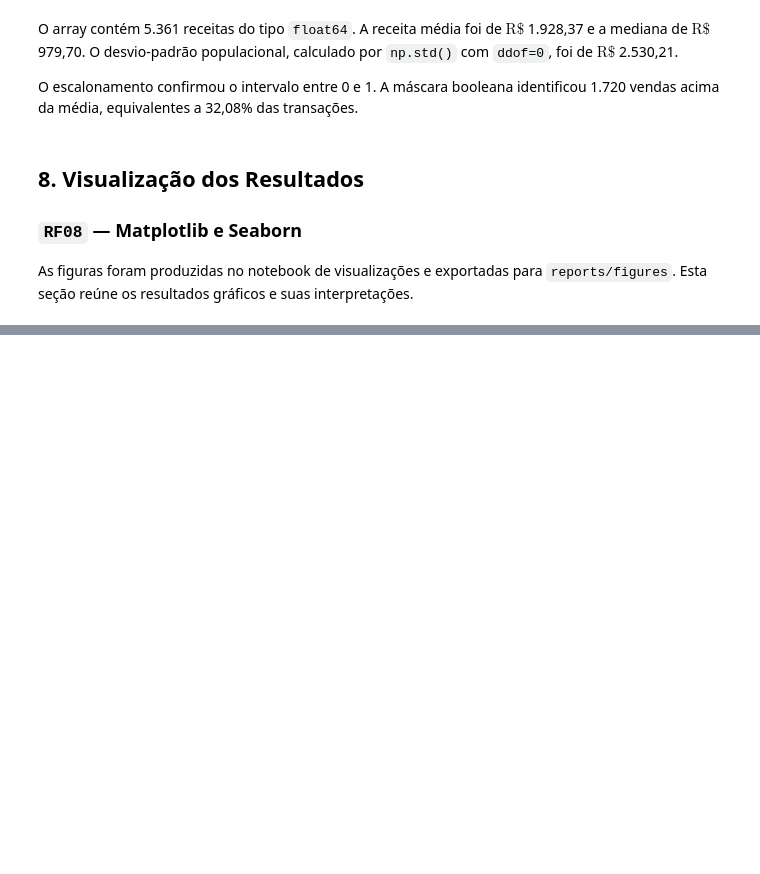
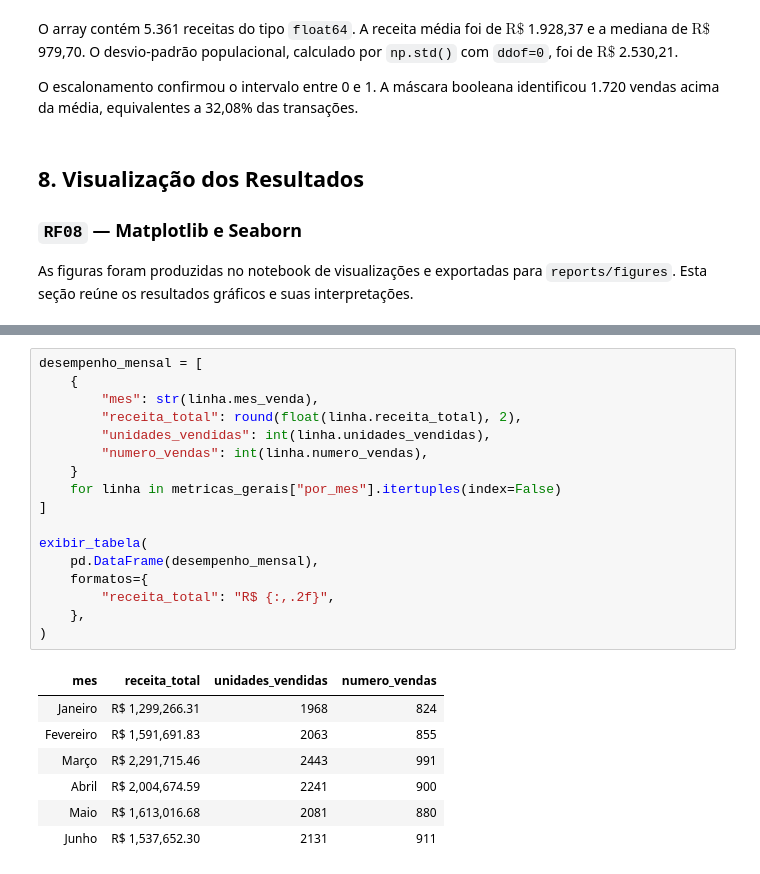
Before and after one commit to CorreaBrunoMiguel/sales-insight-py, a Jupyter notebook: notebooks/sales_insight.ipynb, the cells around one changed output, grey strips where cells are left out. Drawn from its saved outputs; the diff is of its cells as text; blank space fills up the shorter version.

```diff
--- a/notebooks/sales_insight.ipynb
+++ b/notebooks/sales_insight.ipynb
@@ -1034,0 +1063,25 @@ A partir da terceira posição, os resultados divergem: Maringá ocupa o terceir
+# %%
+desempenho_mensal = [
+    {
+        "mes": str(linha.mes_venda),
+        "receita_total": round(float(linha.receita_total), 2),
+        "unidades_vendidas": int(linha.unidades_vendidas),
+        "numero_vendas": int(linha.numero_vendas),
+    }
+    for linha in metricas_gerais["por_mes"].itertuples(index=False)
+]
+
+exibir_tabela(
+    pd.DataFrame(desempenho_mensal),
+    formatos={
+        "receita_total": "R$ {:,.2f}",
+    },
+)
+# %% [output]
+| mes | receita_total | unidades_vendidas | numero_vendas |
+| Janeiro | R$ 1,299,266.31 | 1968 | 824 |
+| Fevereiro | R$ 1,591,691.83 | 2063 | 855 |
+| Março | R$ 2,291,715.46 | 2443 | 991 |
+| Abril | R$ 2,004,674.59 | 2241 | 900 |
+| Maio | R$ 1,613,016.68 | 2081 | 880 |
+| Junho | R$ 1,537,652.30 | 2131 | 911 |
```
Also changed, not shown: parts of 7 cells of this notebook, 1 other file.
